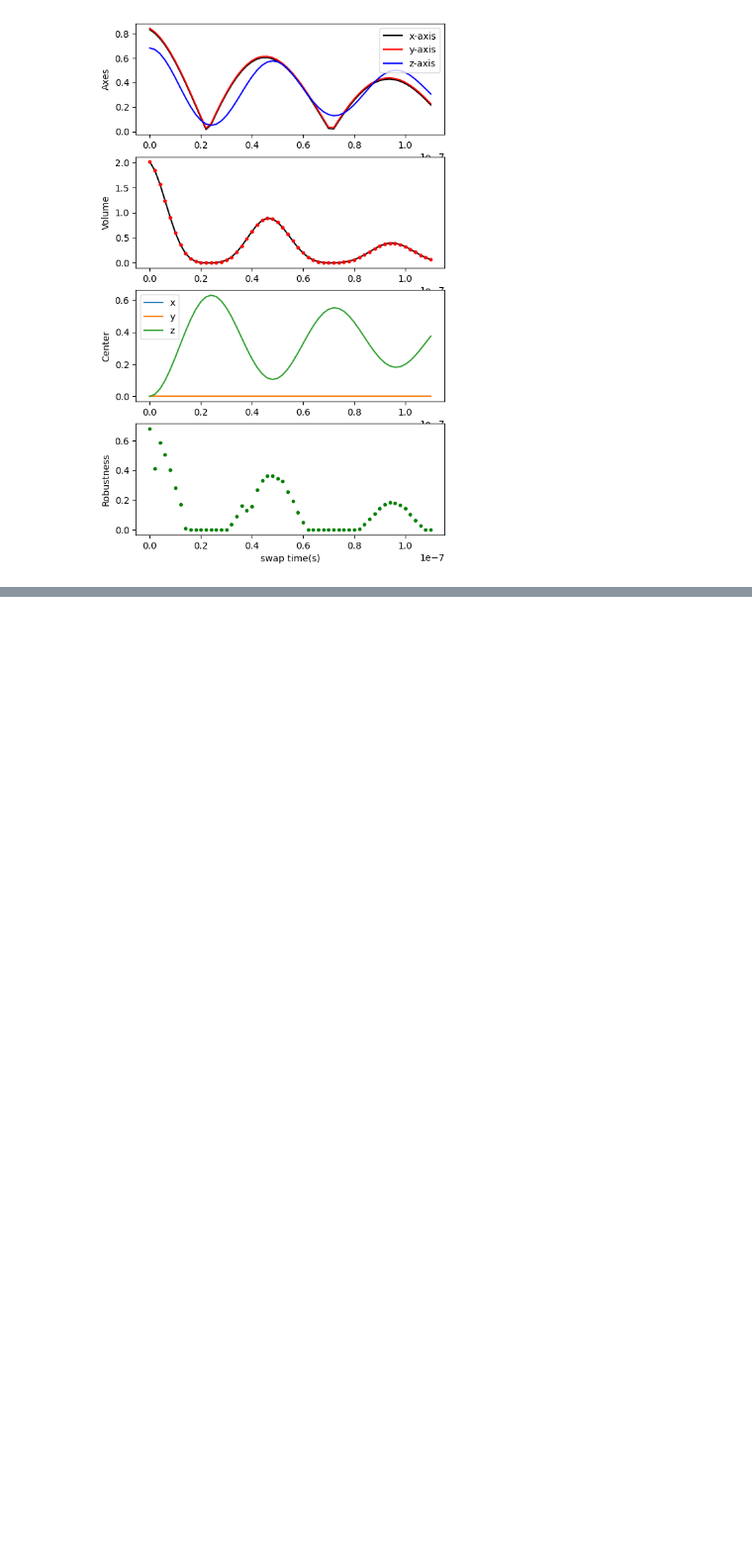
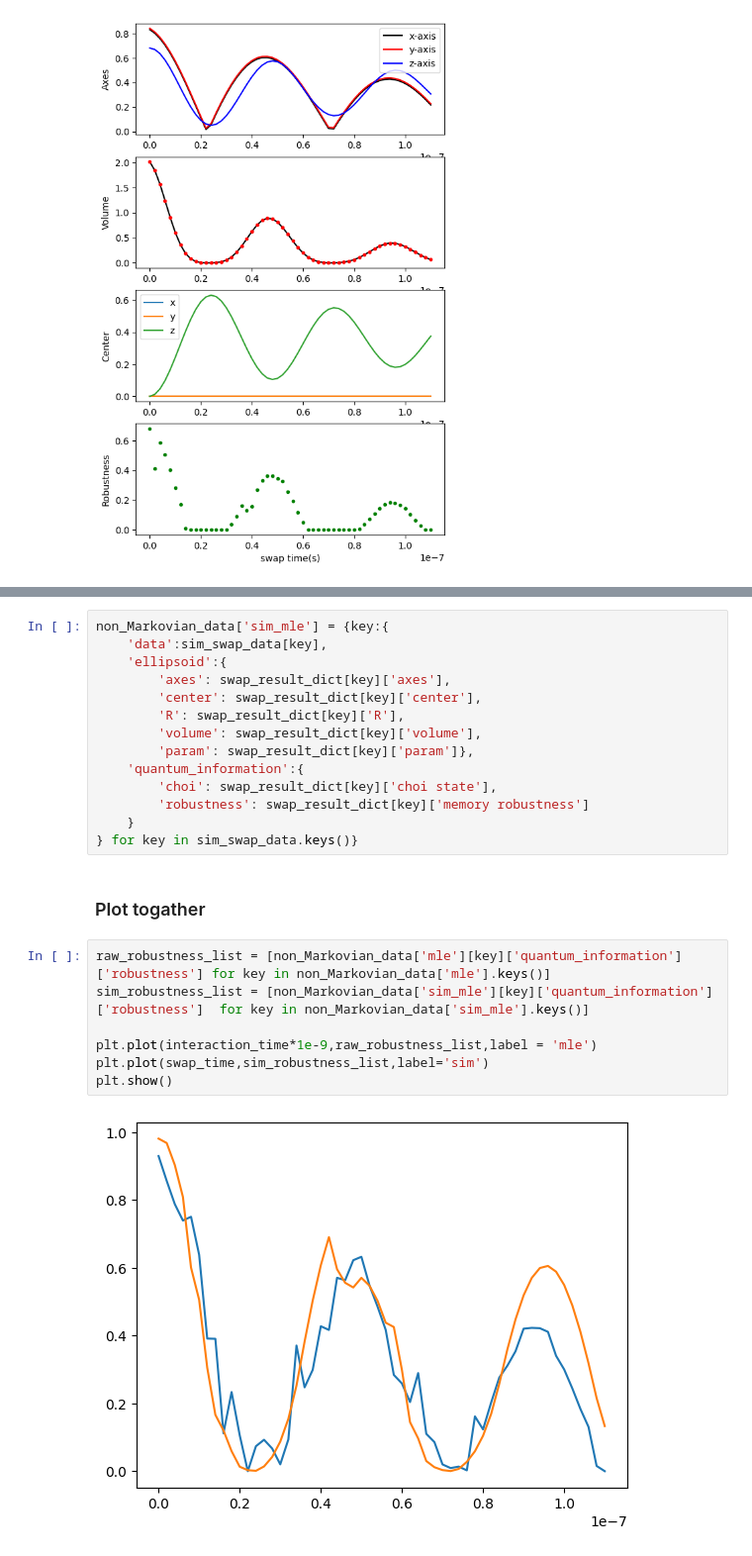
Before and after one commit to 44hsiang/quantum_memory_data, a Jupyter notebook: non_Markovian_data.ipynb, the cells around one changed output, grey strips where cells are left out. Shown at 99% size. Cells and saved outputs as stored; diff of their text form; blank space fills up the shorter version.

```diff
--- a/non_Markovian_data.ipynb
+++ b/non_Markovian_data.ipynb
@@ -491,0 +859,25 @@ plt.legend()
+# %%
+non_Markovian_data['sim_mle'] = {key:{
+    'data':sim_swap_data[key],
+    'ellipsoid':{
+        'axes': swap_result_dict[key]['axes'],
+        'center': swap_result_dict[key]['center'],
+        'R': swap_result_dict[key]['R'],
+        'volume': swap_result_dict[key]['volume'],
+        'param': swap_result_dict[key]['param']},
+    'quantum_information':{
+        'choi': swap_result_dict[key]['choi state'],
+        'robustness': swap_result_dict[key]['memory robustness']
+    }
+} for key in sim_swap_data.keys()}
+# %% [markdown]
+### Plot togather
+# %%
+raw_robustness_list = [non_Markovian_data['mle'][key]['quantum_information']['robustness'] for key in non_Markovian_data['mle'].keys()]
+sim_robustness_list = [non_Markovian_data['sim_mle'][key]['quantum_information']['robustness']  for key in non_Markovian_data['sim_mle'].keys()]
+
+plt.plot(interaction_time*1e-9,raw_robustness_list,label = 'mle')
+plt.plot(swap_time,sim_robustness_list,label='sim')
+plt.show()
+# %% [output]
+[figure, added]
```
Also changed, not shown: parts of 30 cells of this notebook, 1 other file.
